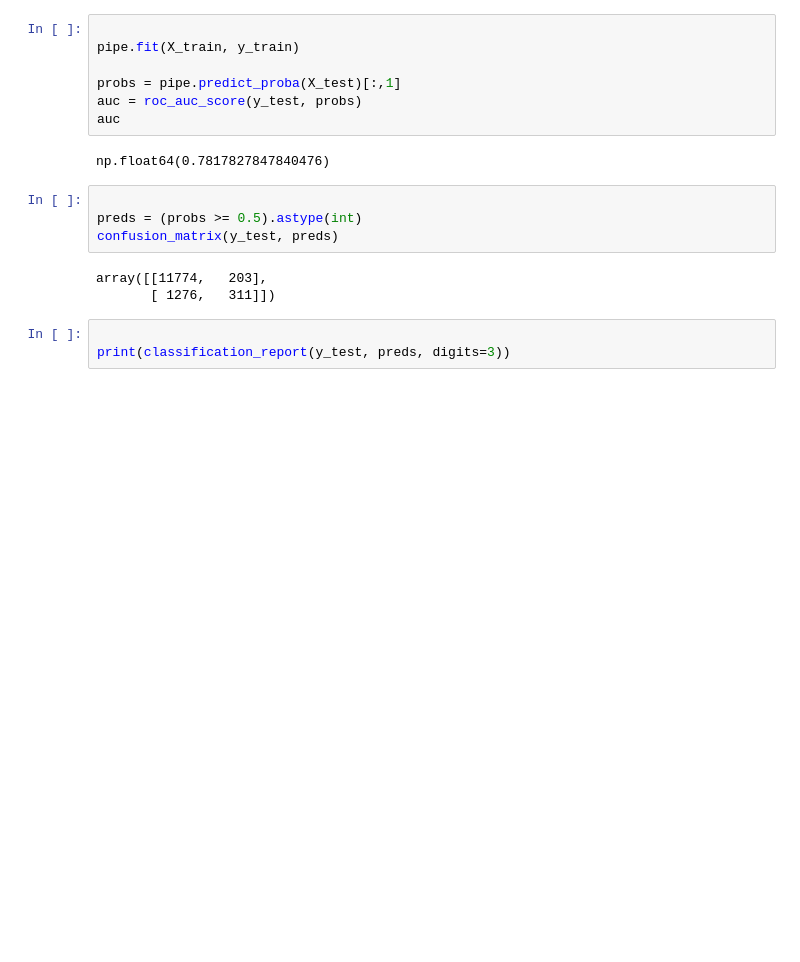
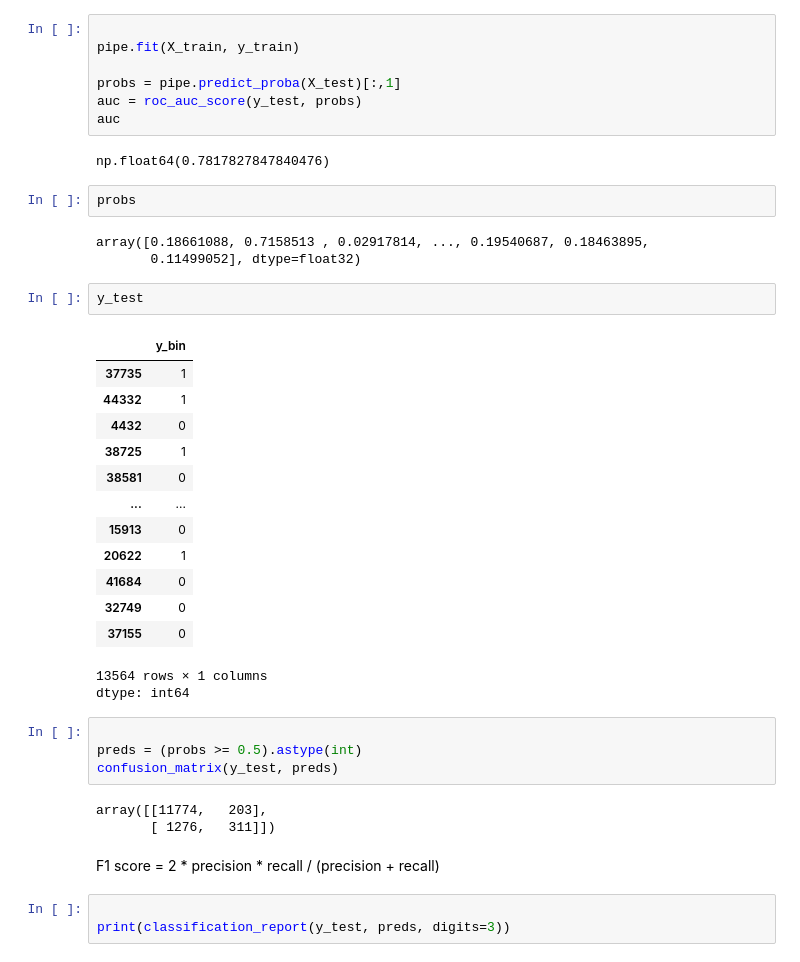
Before and after one commit to AxisAngeles/Smart_Data_DS_AI, a Jupyter notebook: S09_EDA_clase.ipynb, the cells around one changed output. Cells and saved outputs as stored; diff of their text form; blank space fills up the shorter version.

```diff
--- a/S09_EDA_clase.ipynb
+++ b/S09_EDA_clase.ipynb
@@ -738,6 +736,28 @@ auc = roc_auc_score(y_test, probs)
 auc
 # %% [output]
 np.float64(0.7817827847840476)
+# %%
+probs
+# %% [output]
+array([0.18661088, 0.7158513 , 0.02917814, ..., 0.19540687, 0.18463895,
+       0.11499052], dtype=float32)
+# %%
+y_test
+# %% [output]
+|  | y_bin |
+| 37735 | 1 |
+| 44332 | 1 |
+| 4432 | 0 |
+| 38725 | 1 |
+| 38581 | 0 |
+| ... | ... |
+| 15913 | 0 |
+| 20622 | 1 |
+| 41684 | 0 |
+| 32749 | 0 |
+| 37155 | 0 |
+13564 rows × 1 columns
+dtype: int64
 # %%
 
 preds = (probs >= 0.5).astype(int)
@@ -745,6 +765,8 @@ confusion_matrix(y_test, preds)
 # %% [output]
 array([[11774,   203],
        [ 1276,   311]])
+# %% [markdown]
+F1 score = 2 * precision * recall / (precision + recall)
 # %%
 
 print(classification_report(y_test, preds, digits=3))
```
Also changed, not shown: parts of 3 cells of this notebook.
